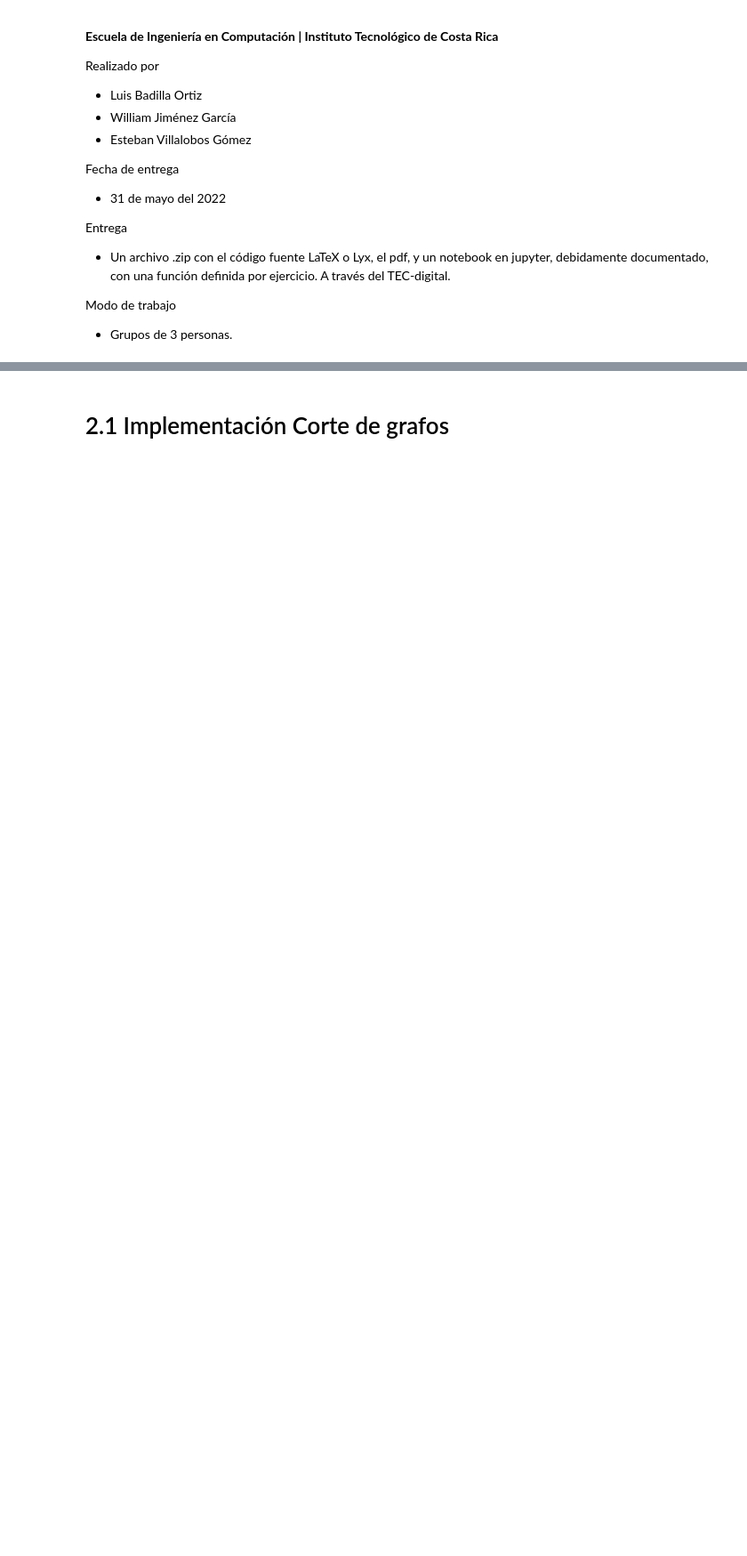
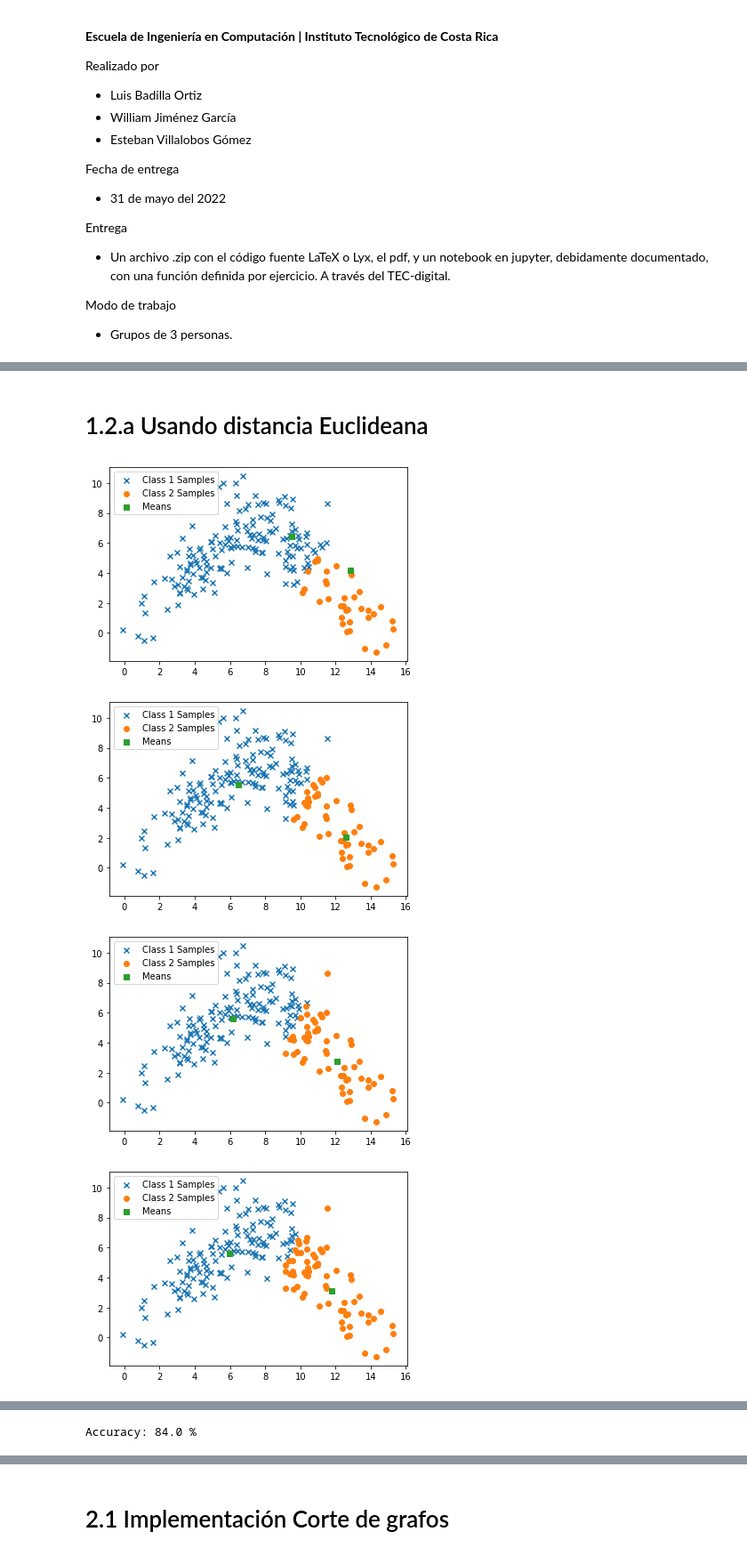
Before and after one commit to evillag/TEC-ML-2022-1, a Jupyter notebook: TP3/TP3_K_Means.ipynb, the cells around one changed output, grey strips where cells are left out. Shown at 89% size. Saved outputs shown, nothing was run; the diff lists cells and outputs as text; code cells hidden in the pictures; blank space fills up the shorter version.

```diff
--- a/TP3/TP3_K_Means.ipynb
+++ b/TP3/TP3_K_Means.ipynb
@@ -138,0 +247,16 @@ plotSampleData(SamplesAll, TargetsAll, show_separated=False, title="Data without
+# %% [markdown]
+# 1.2.a Usando distancia Euclideana
+# %%
+# Train W Matrix
+W, allLosses = Train_K_Means(euclidean=True, show_plot=True)
+
+# Calc Accuracy
+accuracy = Test_K_Means(W, TargetsAll)
+
+plotError(allLosses, "Euclidean Distance Training error")
+print(f'\nAccuracy: {accuracy} %')
+# %% [output]
+[figure, added]
+[figure, added]
+[figure, added]
+[figure, added]
@@ -138,0 +268 @@ plotSampleData(SamplesAll, TargetsAll, show_separated=False, title="Data without
+Accuracy: 84.0 %
```
Also changed, not shown: parts of 43 cells of this notebook.
